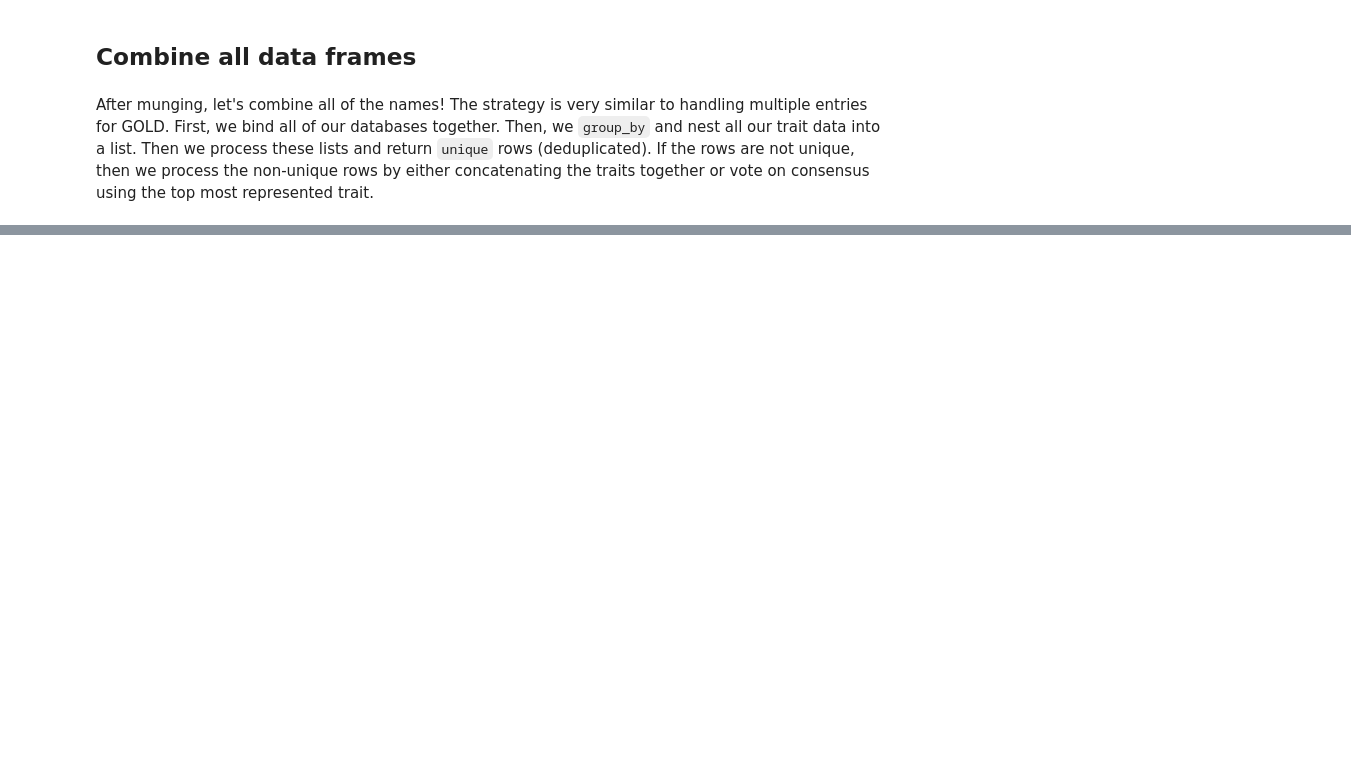
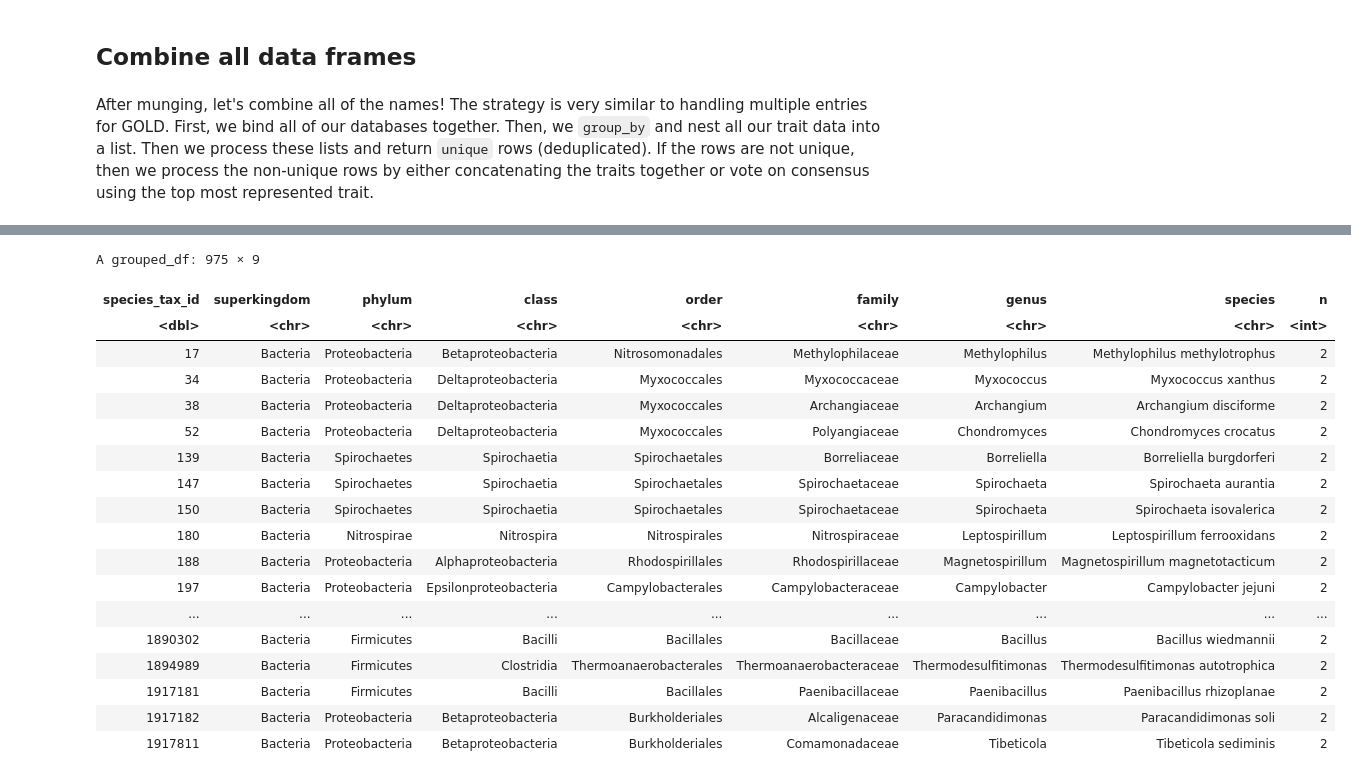
Before and after one commit to qpmnguyen/microbe_set_trait, a Jupyter notebook: analysis/db_prep.ipynb, the cells around one changed output, grey strips where cells are left out. Drawn from its saved outputs; the diff is of its cells as text; code cells hidden in the pictures; blank space fills up the shorter version.

```diff
--- a/analysis/db_prep.ipynb
+++ b/analysis/db_prep.ipynb
@@ -482,0 +753,27 @@ complete %>% mutate(
+# %%
+# check if complete still has more than one columns
+complete %>% group_by(species_tax_id, superkingdom, phylum, class,
+                      order, family, genus, species) %>%
+            tally() %>% filter(n > 1)
+
+complete
+# %% [output]
+A grouped_df: 975 × 9
+| species_tax_id | superkingdom | phylum | class | order | family | genus | species | n |
+| <dbl> | <chr> | <chr> | <chr> | <chr> | <chr> | <chr> | <chr> | <int> |
+| 17 | Bacteria | Proteobacteria | Betaproteobacteria | Nitrosomonadales | Methylophilaceae | Methylophilus | Methylophilus methylotrophus | 2 |
+| 34 | Bacteria | Proteobacteria | Deltaproteobacteria | Myxococcales | Myxococcaceae | Myxococcus | Myxococcus xanthus | 2 |
+| 38 | Bacteria | Proteobacteria | Deltaproteobacteria | Myxococcales | Archangiaceae | Archangium | Archangium disciforme | 2 |
+| 52 | Bacteria | Proteobacteria | Deltaproteobacteria | Myxococcales | Polyangiaceae | Chondromyces | Chondromyces crocatus | 2 |
+| 139 | Bacteria | Spirochaetes | Spirochaetia | Spirochaetales | Borreliaceae | Borreliella | Borreliella burgdorferi | 2 |
+| 147 | Bacteria | Spirochaetes | Spirochaetia | Spirochaetales | Spirochaetaceae | Spirochaeta | Spirochaeta aurantia | 2 |
+| 150 | Bacteria | Spirochaetes | Spirochaetia | Spirochaetales | Spirochaetaceae | Spirochaeta | Spirochaeta isovalerica | 2 |
+| 180 | Bacteria | Nitrospirae | Nitrospira | Nitrospirales | Nitrospiraceae | Leptospirillum | Leptospirillum ferrooxidans | 2 |
+| 188 | Bacteria | Proteobacteria | Alphaproteobacteria | Rhodospirillales | Rhodospirillaceae | Magnetospirillum | Magnetospirillum magnetotacticum | 2 |
+| 197 | Bacteria | Proteobacteria | Epsilonproteobacteria | Campylobacterales | Campylobacteraceae | Campylobacter | Campylobacter jejuni | 2 |
+| ... | ... | ... | ... | ... | ... | ... | ... | ... |
+| 1890302 | Bacteria | Firmicutes | Bacilli | Bacillales | Bacillaceae | Bacillus | Bacillus wiedmannii | 2 |
+| 1894989 | Bacteria | Firmicutes | Clostridia | Thermoanaerobacterales | Thermoanaerobacteraceae | Thermodesulfitimonas | Thermodesulfitimonas autotrophica | 2 |
+| 1917181 | Bacteria | Firmicutes | Bacilli | Bacillales | Paenibacillaceae | Paenibacillus | Paenibacillus rhizoplanae | 2 |
+| 1917182 | Bacteria | Proteobacteria | Betaproteobacteria | Burkholderiales | Alcaligenaceae | Paracandidimonas | Paracandidimonas soli | 2 |
+| 1917811 | Bacteria | Proteobacteria | Betaproteobacteria | Burkholderiales | Comamonadaceae | Tibeticola | Tibeticola sediminis | 2 |
```
Also changed, not shown: parts of 38 cells of this notebook, 2 other files.
